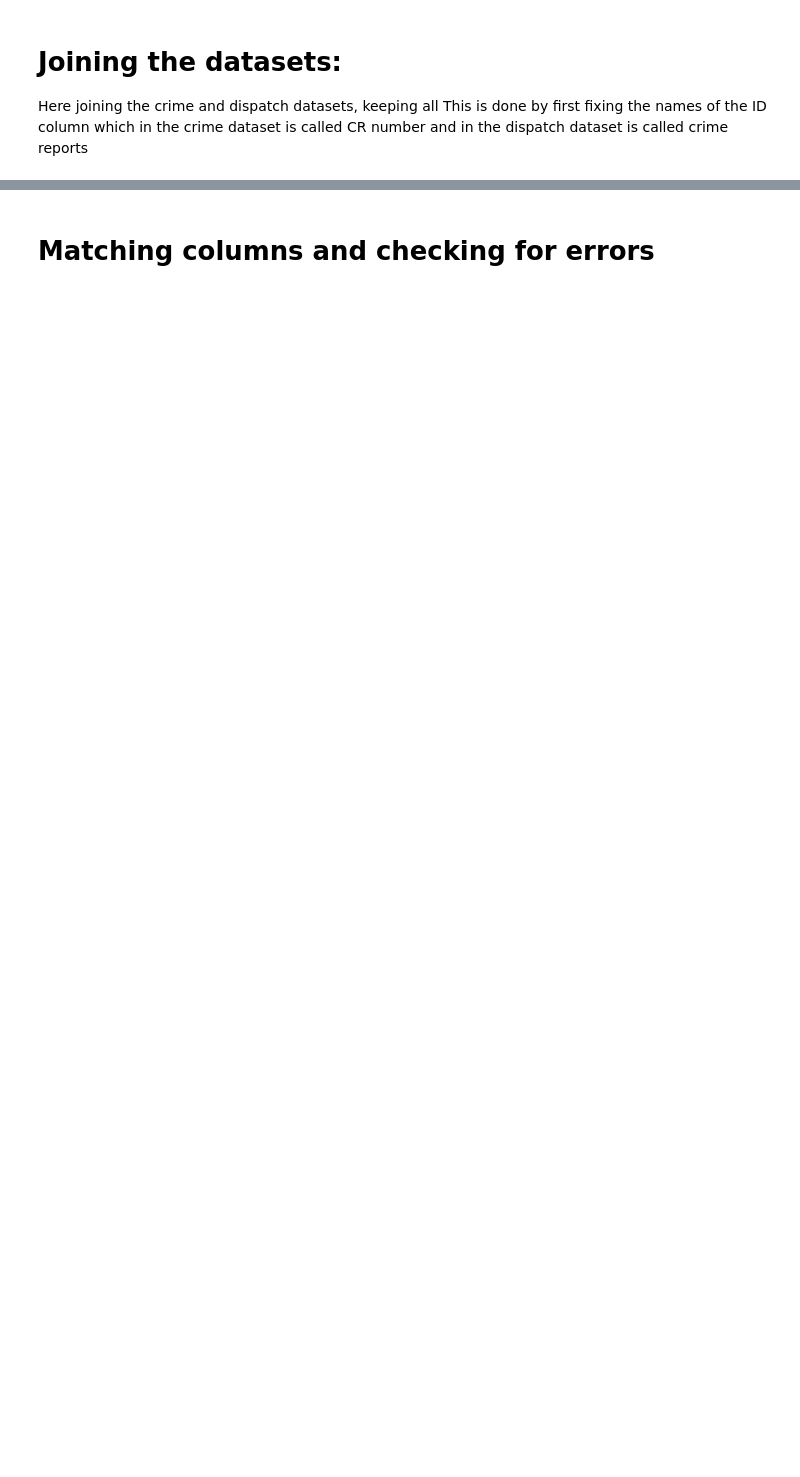
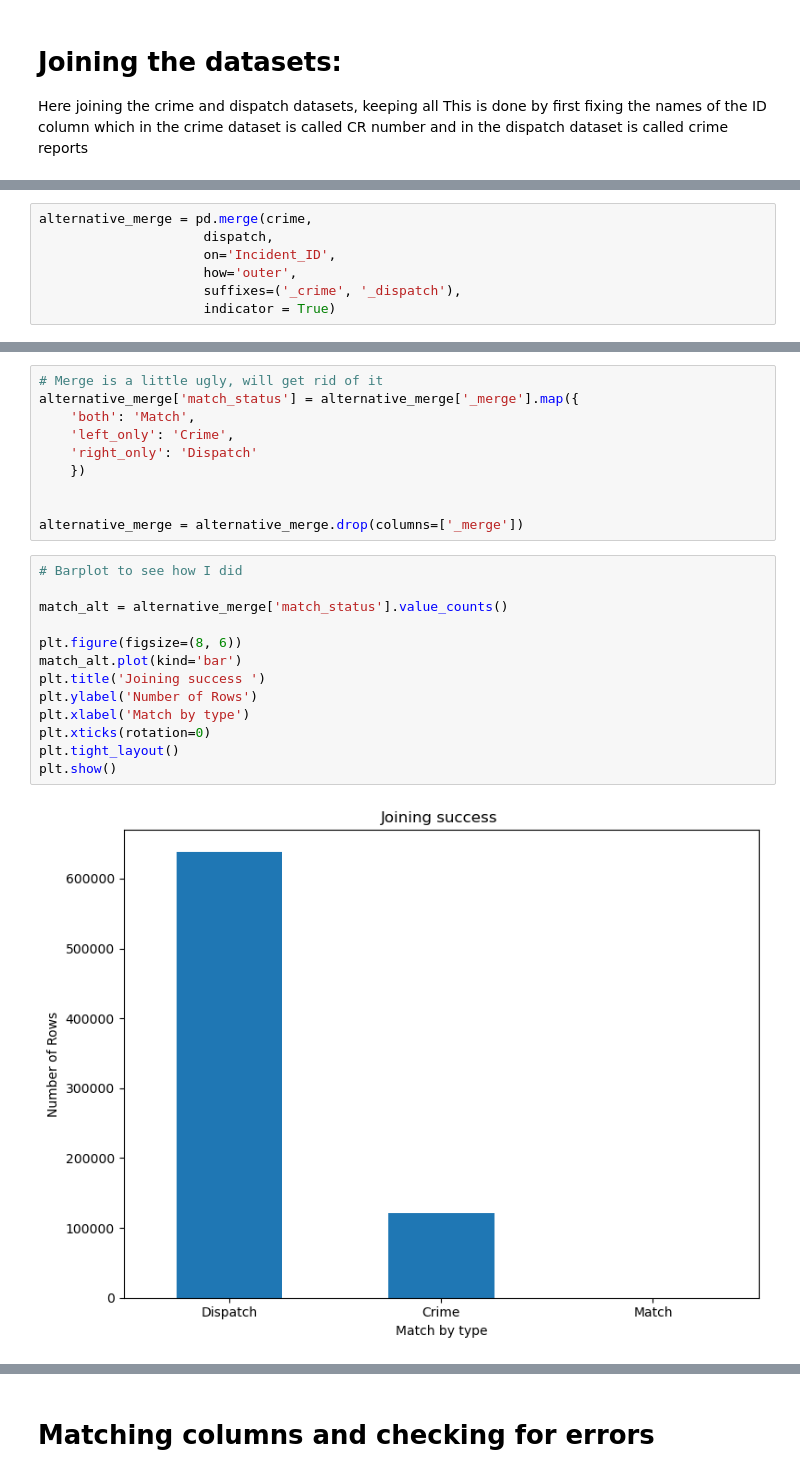
Before and after one commit to AskSalomon/DATA-205, a Jupyter notebook: PythonCapstone.ipynb, the cells around one changed output, grey strips where cells are left out. Cells and saved outputs as stored; diff of their text form; blank space fills up the shorter version.

```diff
--- a/PythonCapstone.ipynb
+++ b/PythonCapstone.ipynb
@@ -488 +482,8 @@ incidents = pd.merge(crime, dispatch, on='ID', how='outer', suffixes=('_crime',
+# %%
+alternative_merge = pd.merge(crime,
+                     dispatch,
+                     on='Incident_ID',
+                     how='outer',
+                     suffixes=('_crime', '_dispatch'),
+                     indicator = True)
 # %%
@@ -507,0 +522,25 @@ dtype: int64
+# %%
+# Merge is a little ugly, will get rid of it
+alternative_merge['match_status'] = alternative_merge['_merge'].map({
+    'both': 'Match',
+    'left_only': 'Crime',
+    'right_only': 'Dispatch'
+    })
+
+
+alternative_merge = alternative_merge.drop(columns=['_merge'])
+# %%
+# Barplot to see how I did
+
+match_alt = alternative_merge['match_status'].value_counts()
+
+plt.figure(figsize=(8, 6))
+match_alt.plot(kind='bar')
+plt.title('Joining success ')
+plt.ylabel('Number of Rows')
+plt.xlabel('Match by type')
+plt.xticks(rotation=0)
+plt.tight_layout()
+plt.show()
+# %% [output]
+[figure, added]
```
Also changed, not shown: parts of 43 cells of this notebook, 1 other file.
